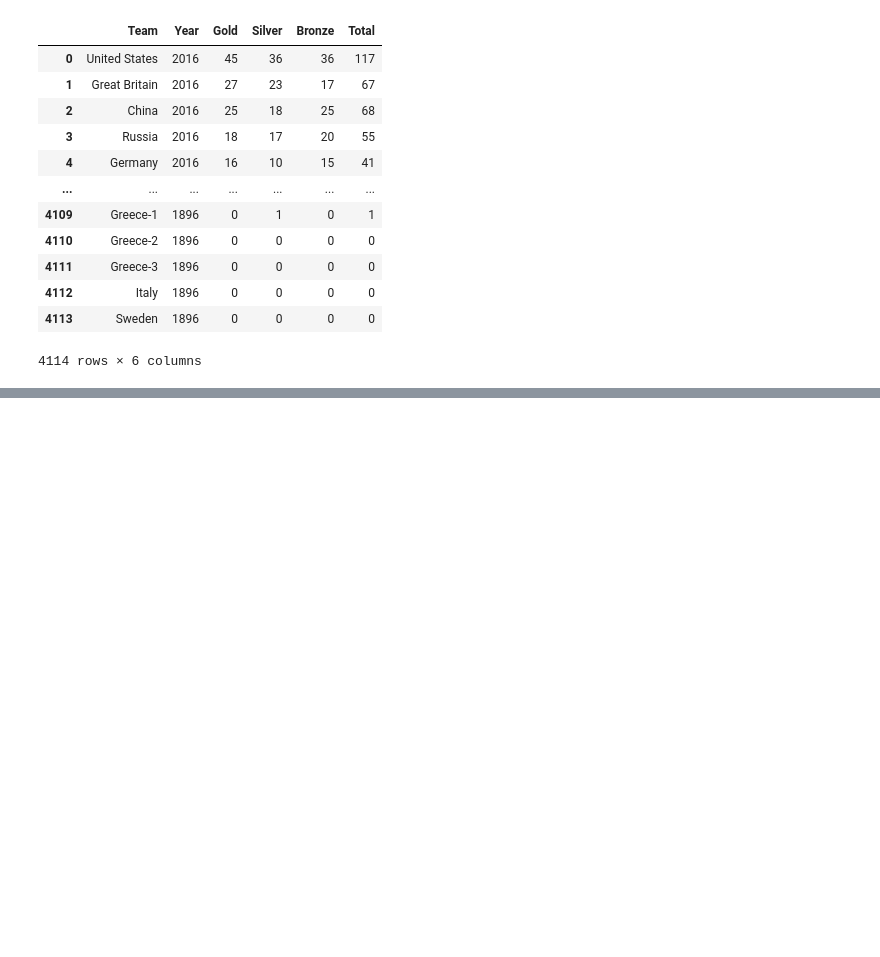
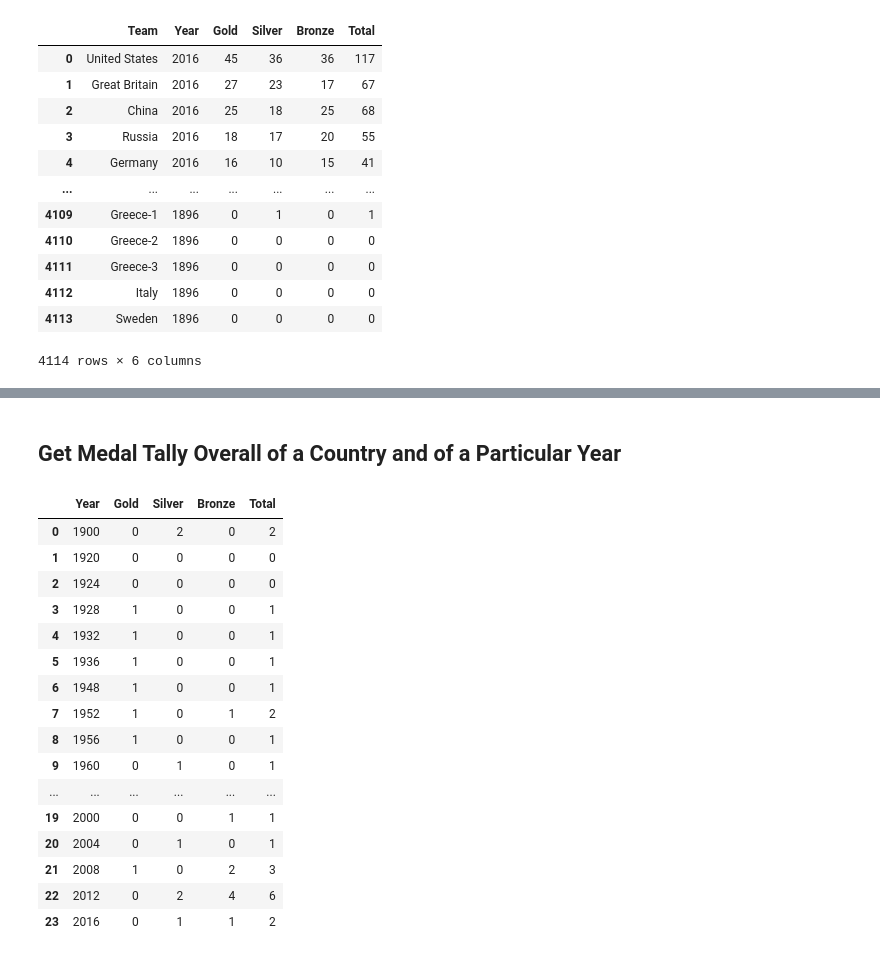
Before and after one commit to Yash-devs-cmd/Olympic-data-Analysis, a Jupyter notebook: experiments.ipynb, the cells around one changed output, grey strips where cells are left out. Cells and saved outputs as stored; diff of their text form; code cells hidden in the pictures; blank space fills up the shorter version.

```diff
--- a/experiments.ipynb
+++ b/experiments.ipynb
@@ -226,0 +241,4 @@ year_wise_df
+# %%
+country = df_copy['NOC'].unique().tolist()
+country.insert(0 , "Overall")
+country
@@ -226,0 +291,5 @@ year_wise_df
+# %%
+# The standard "Overall" Tally
+# medal_tally = medal_df.groupby('NOC').sum()['Medal']
+medal_tally = df_copy.groupby(['Year']).sum()[['Gold' , 'Silver' , 'Bronze']].sort_values(by='Year' , ascending=True).reset_index()
+medal_tally
@@ -227,6 +314,57 @@ year_wise_df
+# %% [markdown]
+## Get Medal Tally Overall of a Country and of a Particular Year
 # %%
-'''
-Todo:
-1) Do Overall analysis of Country
-2) Make
-'''
+def get_medal_tally(year , country):
+    '''
+    there can be 4 cases in case of getting medal tally
+    1) overall analysis by year of a country
+    3) performance by country
+    2) performance by year
+    4) performance by country and year.
+    '''
+    flag = 0
+    # case1
+    if(year == 'Overall' and country =='Overall'):
+        temp_df = medal_df
+    # case 2
+    if(year=='Overall' and country!='Overall'):
+       flag = 1
+       temp_df =  medal_df[medal_df['NOC']==country]
+    # case 3
+    if(year!='Overall' and country =='Overall'):
+        temp_df = medal_df[medal_df['Year']==int(year)]
+    # case 4
+    if( year!='Overall' and country!='Overall'):
+       temp_df =  medal_df[(medal_df['NOC']==country) & (medal_df['Year']==year)]
+
+    # get medals by each country and Year.
+    if(flag==1):
+        medal_tally = temp_df.groupby(['Year']).sum()[['Gold' , 'Silver' , 'Bronze']].sort_values(by='Year' , ascending=True).reset_index()
+
+    else:
+
+        medal_tally = temp_df.groupby(['NOC']).sum()[['Gold' , 'Silver' , 'Bronze']].sort_values(by='Gold' , ascending=False).reset_index()
+
+    medal_tally['Total'] = medal_tally['Gold'] + medal_tally['Silver'] + medal_tally['Bronze']
+    # print(medal_tally)
+    return medal_tally
+
+get_medal_tally(year = 'Overall' , country='IND')
+# %% [output]
+|  | Year | Gold | Silver | Bronze | Total |
+| 0 | 1900 | 0 | 2 | 0 | 2 |
+| 1 | 1920 | 0 | 0 | 0 | 0 |
+| 2 | 1924 | 0 | 0 | 0 | 0 |
+| 3 | 1928 | 1 | 0 | 0 | 1 |
+| 4 | 1932 | 1 | 0 | 0 | 1 |
+| 5 | 1936 | 1 | 0 | 0 | 1 |
+| 6 | 1948 | 1 | 0 | 0 | 1 |
+| 7 | 1952 | 1 | 0 | 1 | 2 |
+| 8 | 1956 | 1 | 0 | 0 | 1 |
+| 9 | 1960 | 0 | 1 | 0 | 1 |
+| ... | ... | ... | ... | ... | ... |
+| 19 | 2000 | 0 | 0 | 1 | 1 |
+| 20 | 2004 | 0 | 1 | 0 | 1 |
+| 21 | 2008 | 1 | 0 | 2 | 3 |
+| 22 | 2012 | 0 | 2 | 4 | 6 |
+| 23 | 2016 | 0 | 1 | 1 | 2 |
```
Also changed, not shown: parts of 8 cells of this notebook, 3 other files.
